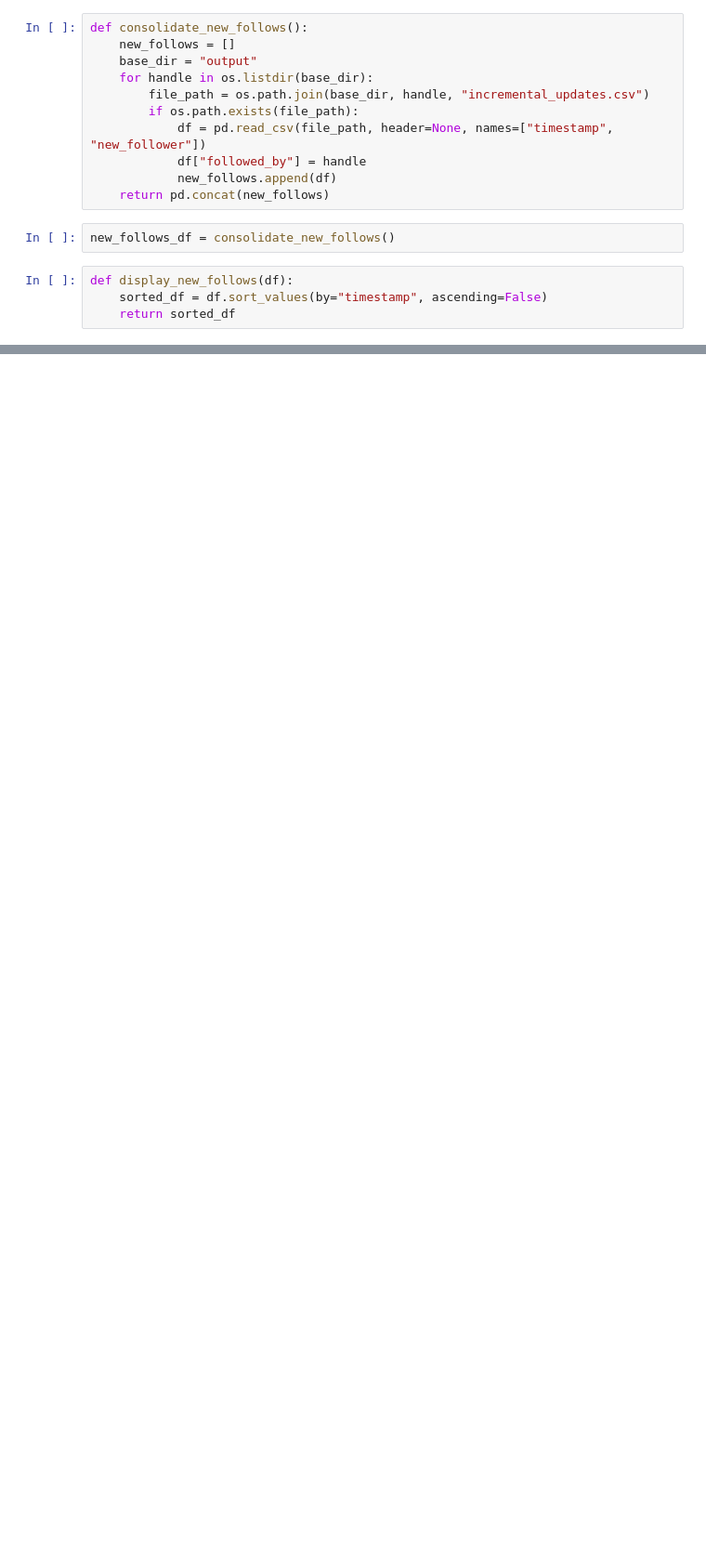
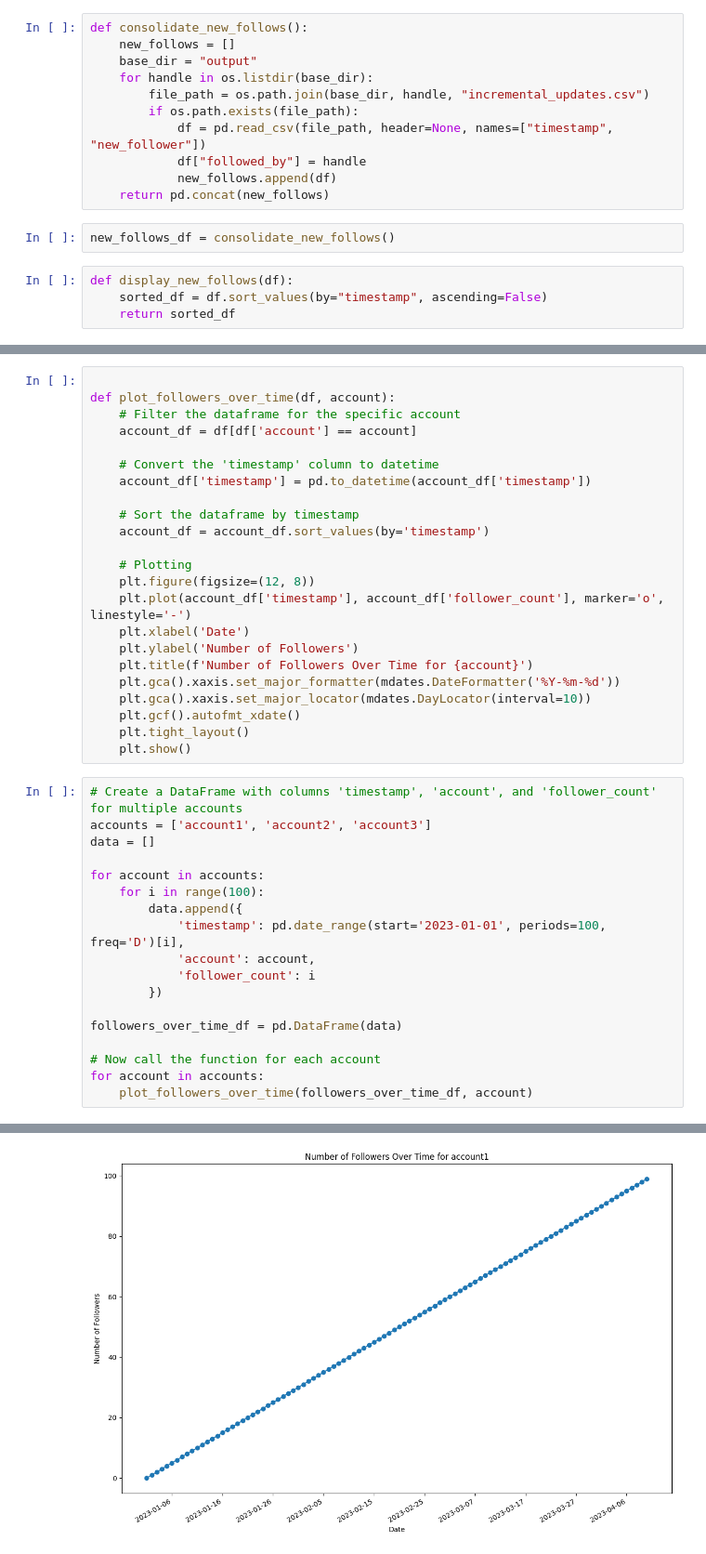
Before and after one commit to jakedwyer/followingfeed, a Jupyter notebook: Analysis.ipynb, the cells around one changed output, grey strips where cells are left out. Shown: that part at 93% size. Saved outputs shown, nothing was run; the diff lists cells and outputs as text; blank space fills up the shorter version.

```diff
--- a/Analysis.ipynb
+++ b/Analysis.ipynb
@@ -101,0 +130,42 @@ New followers in the past month: 34611
+# %%
+
+def plot_followers_over_time(df, account):
+    # Filter the dataframe for the specific account
+    account_df = df[df['account'] == account]
+
+    # Convert the 'timestamp' column to datetime
+    account_df['timestamp'] = pd.to_datetime(account_df['timestamp'])
+
+    # Sort the dataframe by timestamp
+    account_df = account_df.sort_values(by='timestamp')
+
+    # Plotting
+    plt.figure(figsize=(12, 8))
+    plt.plot(account_df['timestamp'], account_df['follower_count'], marker='o', linestyle='-')
+    plt.xlabel('Date')
+    plt.ylabel('Number of Followers')
+    plt.title(f'Number of Followers Over Time for {account}')
+    plt.gca().xaxis.set_major_formatter(mdates.DateFormatter('%Y-%m-%d'))
+    plt.gca().xaxis.set_major_locator(mdates.DayLocator(interval=10))
+    plt.gcf().autofmt_xdate()
+    plt.tight_layout()
+    plt.show()
+# %%
+# Create a DataFrame with columns 'timestamp', 'account', and 'follower_count' for multiple accounts
+accounts = ['account1', 'account2', 'account3']
+data = []
+
+for account in accounts:
+    for i in range(100):
+        data.append({
+            'timestamp': pd.date_range(start='2023-01-01', periods=100, freq='D')[i],
+            'account': account,
+            'follower_count': i
+        })
+
+followers_over_time_df = pd.DataFrame(data)
+
+# Now call the function for each account
+for account in accounts:
+    plot_followers_over_time(followers_over_time_df, account)
+# %% [output]
@@ -101,0 +177 @@ New followers in the past month: 34611
+[figure, added]
```
Also changed, not shown: parts of 9 cells of this notebook, 3 other files.
